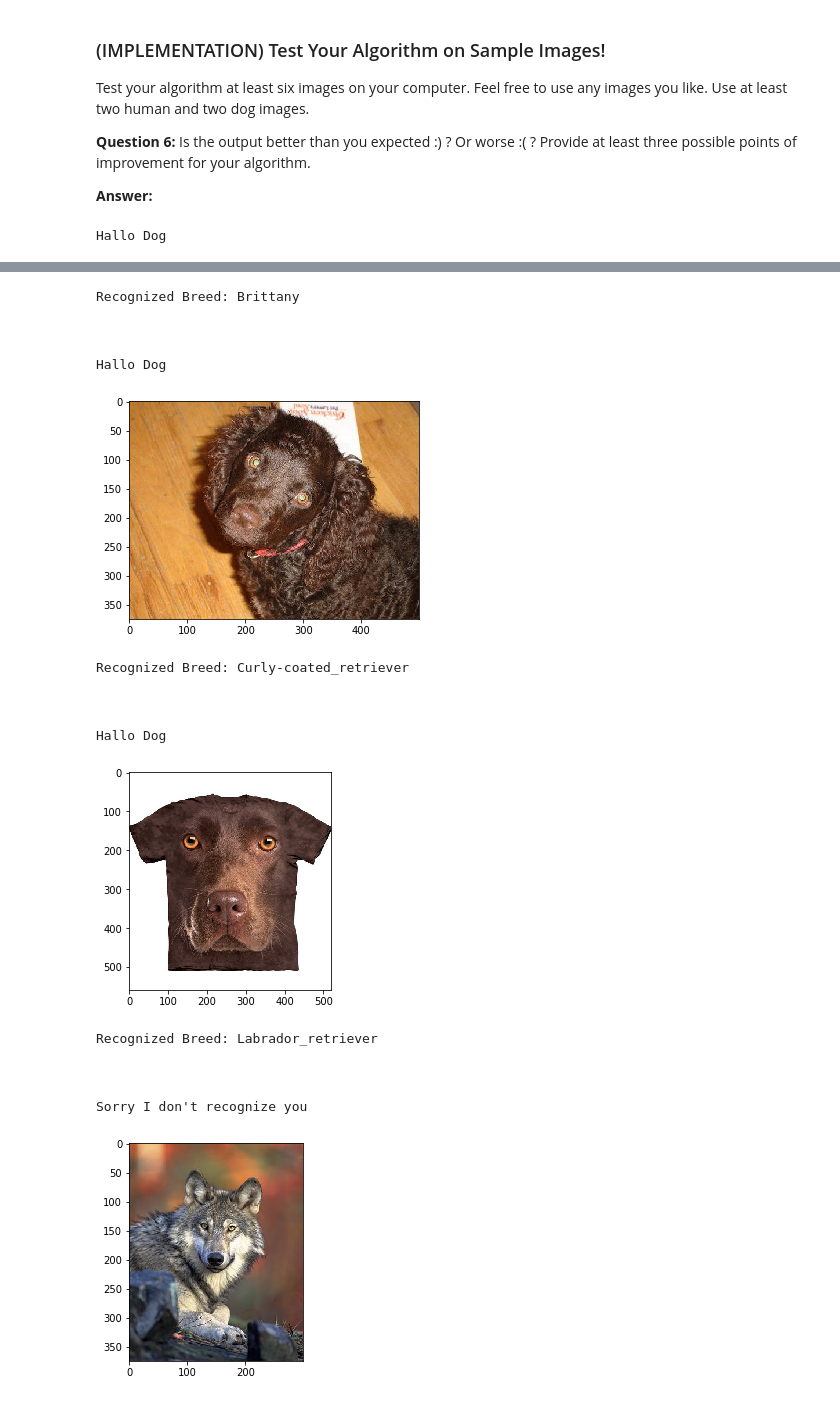
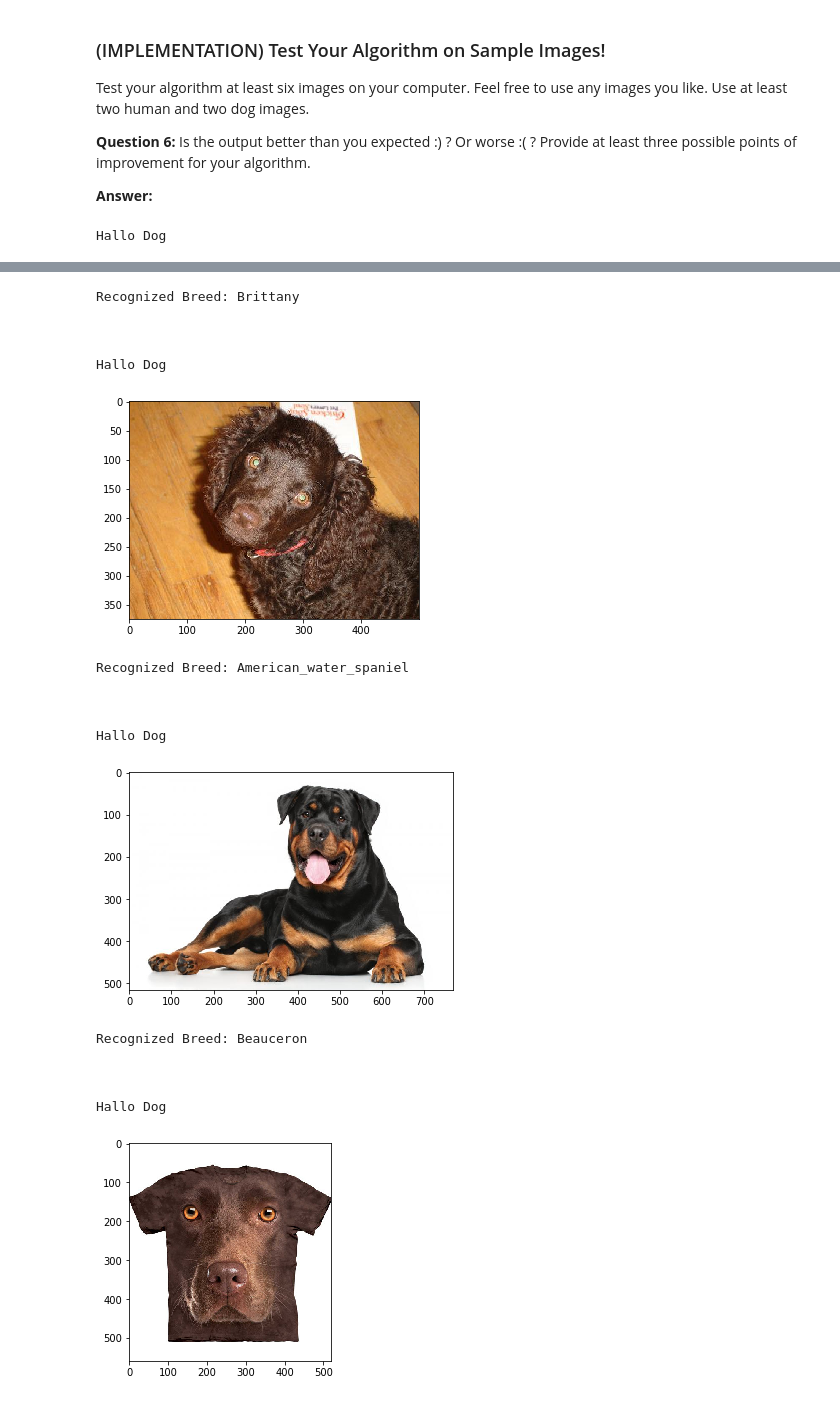
Before and after one commit to JoergStrebel/MachineLearningEngineerND, a Jupyter notebook: dog_project/dog_app.ipynb, the cells around one changed output, grey strips where cells are left out. Cells and saved outputs as stored; diff of their text form; code cells hidden in the pictures.

```diff
--- a/dog_project/dog_app.ipynb
+++ b/dog_project/dog_app.ipynb
@@ -663,6 +668,7 @@ __Answer:__
 # %%
 Xception_model = Sequential()
 Xception_model.add(GlobalAveragePooling2D(input_shape=train_Xception.shape[1:]))
+Xception_model.add(Dropout(0.3))
 Xception_model.add(Dense(133, activation='softmax'))
 
 Xception_model.summary()
@@ -836,6 +856,9 @@ dog_person_classifier('images/Brittany_02625.jpg')
 
 # Dog image 2
 dog_person_classifier('images/American_water_spaniel_00648.jpg')
+
+# Dog image 3
+dog_person_classifier('images/samples/rottweiler.jpg')
 
 #dog face on t-shirt
 dog_person_classifier('images/samples/Tshirt_Chocolate_Labrador.jpg')
@@ -849,38 +872,38 @@ dog_person_classifier('images/samples/nabu-wolf.jpg')
 #my own image
 dog_person_classifier('images/samples/photo_joerg.jpg')
 
 # Aaron Eckhart
 dog_person_classifier('lfw/Aaron_Eckhart/Aaron_Eckhart_0001.jpg')
 
 #cat image
 dog_person_classifier('images/samples/Gruene_Augen_Katze.jpg')
 
 #bear image
 dog_person_classifier('images/samples/Ours_brun.jpg')
 
 print("Elapsed time: --- %s seconds ---" % (time.time() - start_time))
 
 ## TODO: Execute your algorithm from Step 6 on
 ## at least 6 images on your computer.
 ## Feel free to use as many code cells as needed.
 # %% [output]
 Hallo Dog
 [figure]
 Recognized Breed: Brittany
 
 
 
 Hallo Dog
 [figure]
-Recognized Breed: Curly-coated_retriever
+Recognized Breed: American_water_spaniel
 
 
 
 Hallo Dog
-[figure, old version]
+[figure, new version]
-Recognized Breed: Labrador_retriever
+Recognized Breed: Beauceron
 
 
 
-Sorry I don't recognize you
+Hallo Dog
-[figure, old version]
+[figure, new version]
```
Also changed, not shown: parts of 16 cells of this notebook, 2 other files.
